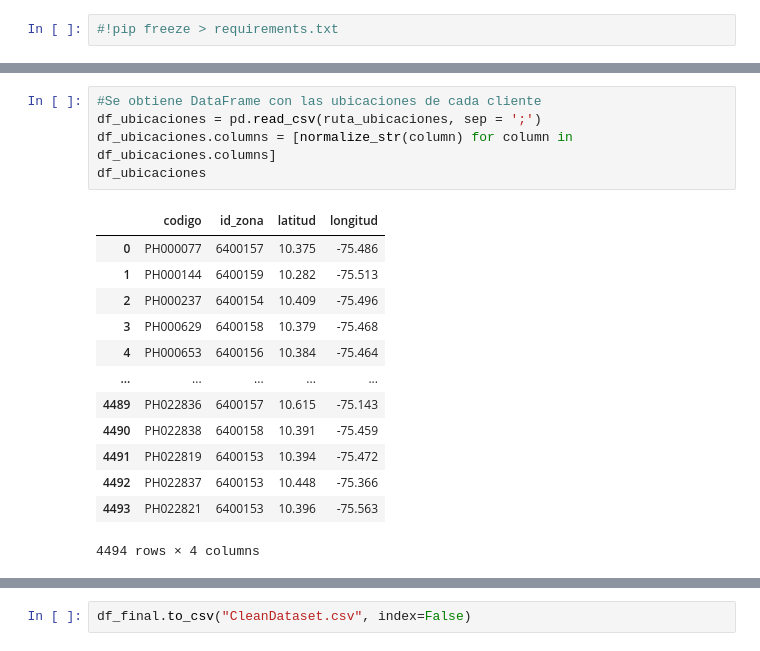
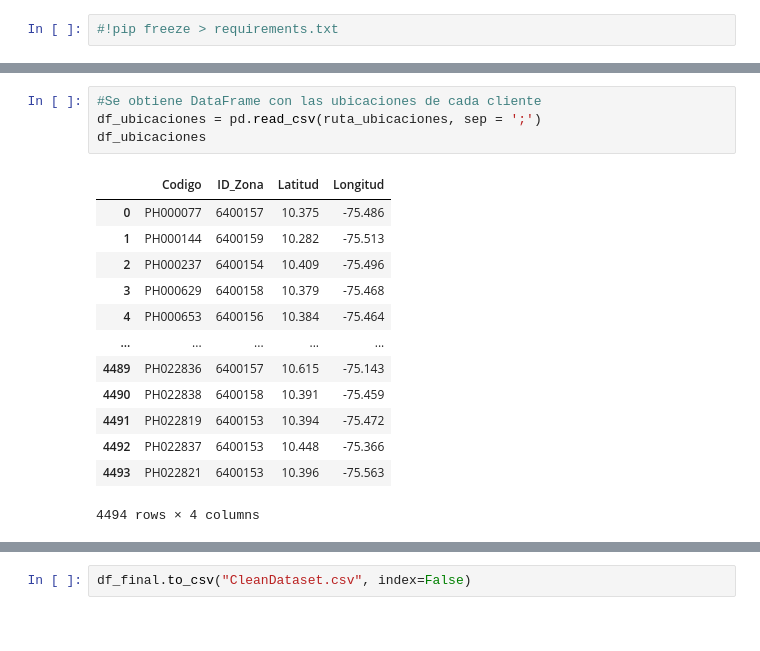
Before and after one commit to cjusquini/Monografia, a Jupyter notebook: DataProcessing.ipynb, the cells around one changed output, grey strips where cells are left out. Drawn from its saved outputs; the diff is of its cells as text.

```diff
--- a/DataProcessing.ipynb
+++ b/DataProcessing.ipynb
@@ -212,10 +225,9 @@ df_pedidos_1
 # %%
 #Se obtiene DataFrame con las ubicaciones de cada cliente
 df_ubicaciones = pd.read_csv(ruta_ubicaciones, sep = ';')
-df_ubicaciones.columns = [normalize_str(column) for column in df_ubicaciones.columns]
 df_ubicaciones
 # %% [output]
-|  | codigo | id_zona | latitud | longitud |
+|  | Codigo | ID_Zona | Latitud | Longitud |
 | 0 | PH000077 | 6400157 | 10.375 | -75.486 |
 | 1 | PH000144 | 6400159 | 10.282 | -75.513 |
 | 2 | PH000237 | 6400154 | 10.409 | -75.496 |
```
Also changed, not shown: parts of 20 cells of this notebook, 2 other files.
